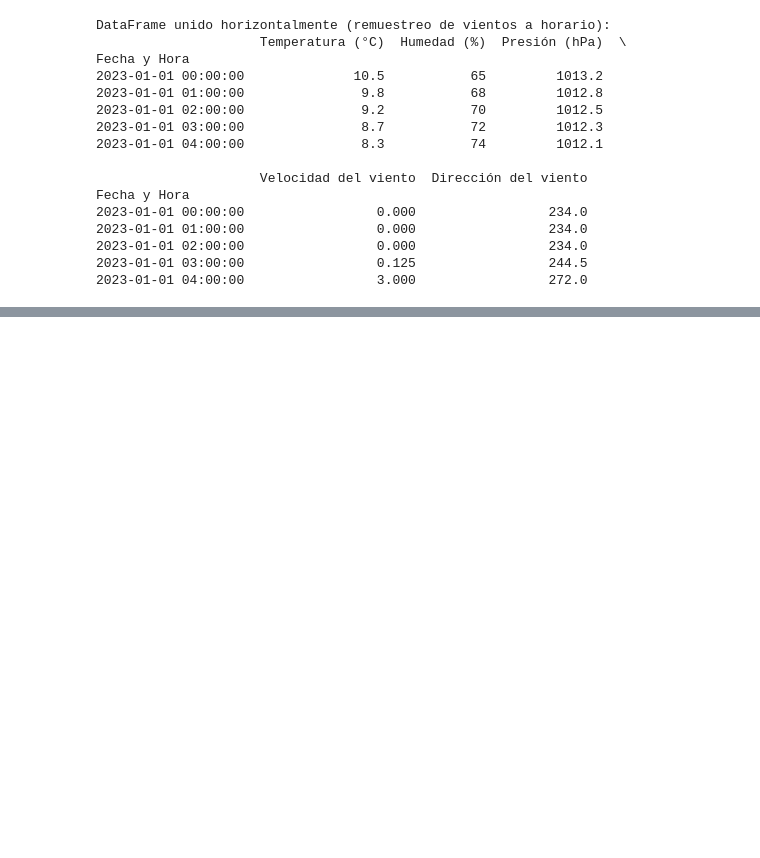
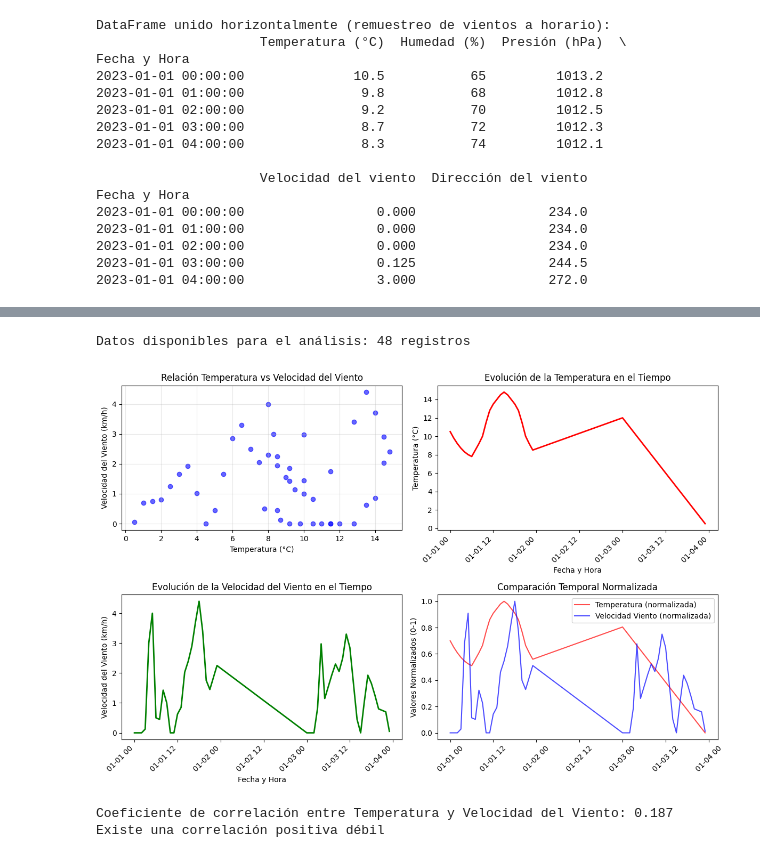
Before and after one commit to cristinaegus/Pandas_Python_IA, a Jupyter notebook: Copia_de_Copia_de_Ejercicios_de_Uniones.ipynb, the cells around one changed output, grey strips where cells are left out. Saved outputs shown, nothing was run; the diff lists cells and outputs as text; code cells hidden in the pictures; blank space fills up the shorter version.

```diff
--- a/Copia_de_Copia_de_Ejercicios_de_Uniones.ipynb
+++ b/Copia_de_Copia_de_Ejercicios_de_Uniones.ipynb
@@ -123,0 +247,73 @@ Fecha y Hora
+# %%
+# Código adaptado para analizar la relación entre temperatura y velocidad del viento
+import matplotlib.pyplot as plt
+
+# Preparar los datos para el gráfico
+# Eliminar filas con valores NaN para tener datos completos
+datos_completos = df_unido_horizontalmente.dropna()
+
+# Extraer las columnas de interés (corrigiendo el nombre de la columna)
+temperatura = datos_completos['Temperatura (°C)']
+velocidad_viento = datos_completos['Velocidad del viento']
+
+print(f"Datos disponibles para el análisis: {len(datos_completos)} registros")
+
+# 1. Gráfico de dispersión (scatter plot)
+plt.figure(figsize=(12, 8))
+
+plt.subplot(2, 2, 1)
+plt.scatter(temperatura, velocidad_viento, alpha=0.6, color='blue')
+plt.xlabel('Temperatura (°C)')
+plt.ylabel('Velocidad del Viento (km/h)')
+plt.title('Relación Temperatura vs Velocidad del Viento')
+plt.grid(True, alpha=0.3)
+
+# 2. Gráfico de líneas temporal - Temperatura
+plt.subplot(2, 2, 2)
+datos_completos['Temperatura (°C)'].plot(color='red', linewidth=2)
+plt.title('Evolución de la Temperatura en el Tiempo')
+plt.ylabel('Temperatura (°C)')
+plt.xticks(rotation=45)
+
+# 3. Gráfico de líneas temporal - Velocidad del Viento
+plt.subplot(2, 2, 3)
+datos_completos['Velocidad del viento'].plot(color='green', linewidth=2)
+plt.title('Evolución de la Velocidad del Viento en el Tiempo')
+plt.ylabel('Velocidad del Viento (km/h)')
+plt.xticks(rotation=45)
+
+# 4. Gráfico comparativo de ambas variables normalizadas
+plt.subplot(2, 2, 4)
+# Normalizar los datos para poder compararlos en la misma escala
+temp_norm = (temperatura - temperatura.min()) / (temperatura.max() - temperatura.min())
+viento_norm = (velocidad_viento - velocidad_viento.min()) / (velocidad_viento.max() - velocidad_viento.min())
+
+plt.plot(datos_completos.index, temp_norm, label='Temperatura (normalizada)', color='red', alpha=0.7)
+plt.plot(datos_completos.index, viento_norm, label='Velocidad Viento (normalizada)', color='blue', alpha=0.7)
+plt.title('Comparación Temporal Normalizada')
+plt.ylabel('Valores Normalizados (0-1)')
+plt.legend()
+plt.xticks(rotation=45)
+
+plt.tight_layout()
+plt.show()
+
+# Calcular correlación
+correlacion = temperatura.corr(velocidad_viento)
+print(f"\nCoeficiente de correlación entre Temperatura y Velocidad del Viento: {correlacion:.3f}")
+
+if correlacion > 0.3:
+    print("Existe una correlación positiva moderada/fuerte")
+elif correlacion > 0.1:
+    print("Existe una correlación positiva débil")
+elif correlacion < -0.3:
+    print("Existe una correlación negativa moderada/fuerte")
+elif correlacion < -0.1:
+    print("Existe una correlación negativa débil")
+else:
+    print("No existe correlación significativa entre las variables")
+# %% [output]
+Datos disponibles para el análisis: 48 registros
+[figure, added]
+Coeficiente de correlación entre Temperatura y Velocidad del Viento: 0.187
+Existe una correlación positiva débil
```
Also changed, not shown: parts of 6 cells of this notebook, 2 other files.
